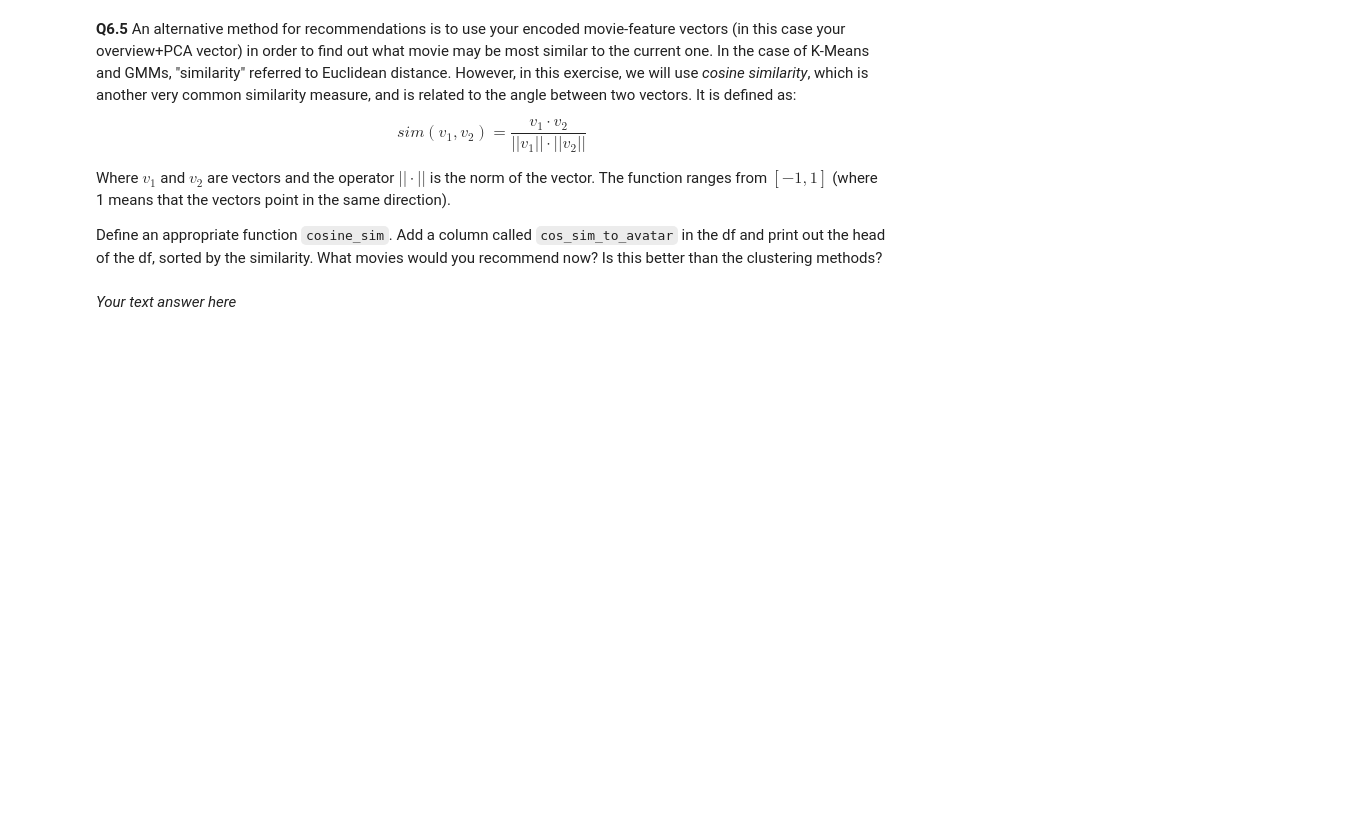
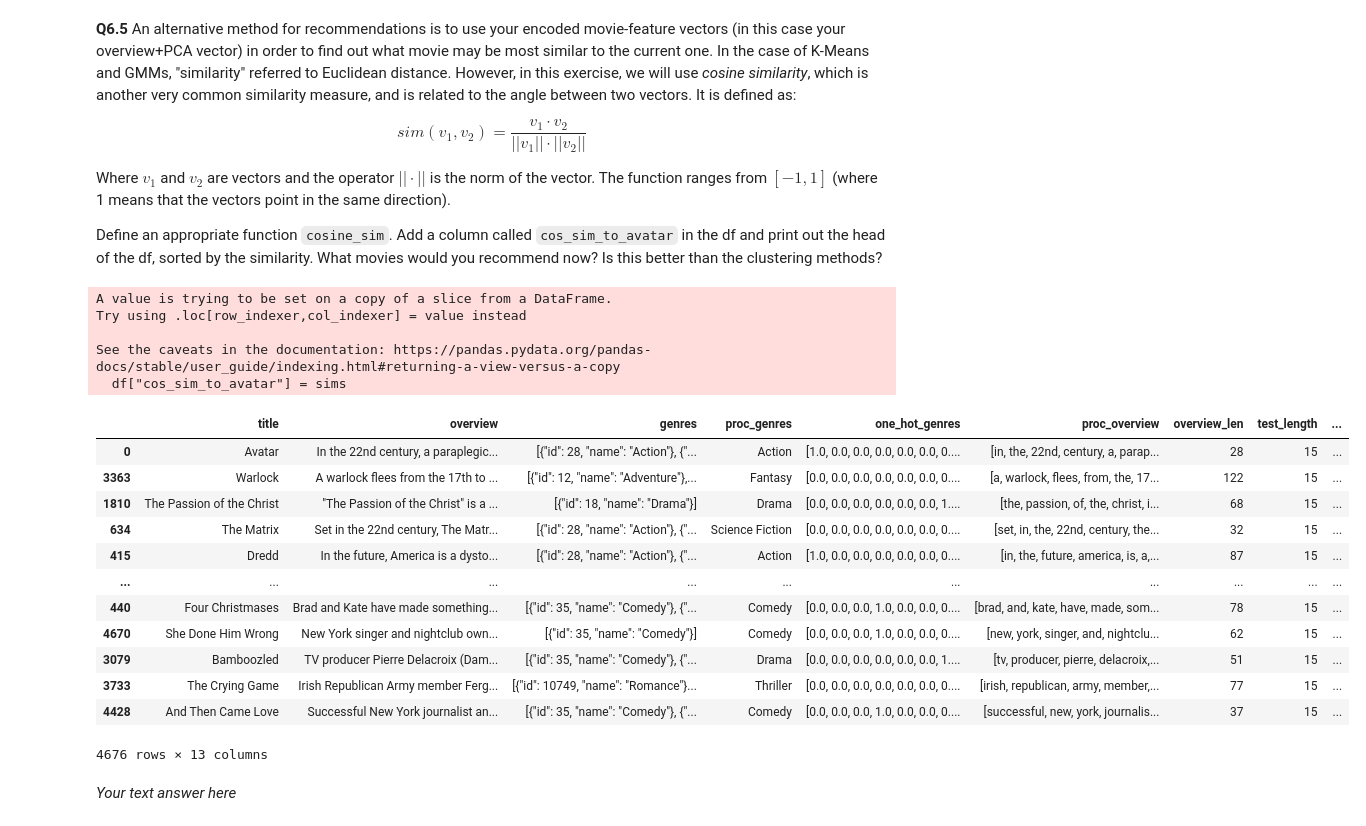
Before and after one commit to mrozalski/TMDL2024, a Jupyter notebook: week3/Assignment 3 - Empty.ipynb, the cells around one changed output. Cells and saved outputs as stored; diff of their text form; code cells hidden in the pictures; blank space fills up the shorter version.

```diff
--- a/week3/Assignment 3 - Empty.ipynb
+++ b/week3/Assignment 3 - Empty.ipynb
@@ -593,18 +593,36 @@ Where $v_1$ and $v_2$ are vectors and the operator $||\cdot||$ is the norm of th
 Define an appropriate function `cosine_sim`. Add a column called `cos_sim_to_avatar` in the df and print out the head of the df, sorted by the similarity. What movies would you recommend now? Is this better than the clustering methods?
 # %%
 def cosine_sim(v1, v2):
-    return ...
+    return np.dot(v1,v2)/(np.linalg.norm(v1)+np.linalg.norm(v2))
 
-# get overview_pca encoding of previously watched film
-prev_watch_enc = ...
+vector_Avatar = df.loc[df['title'] == 'Avatar', 'one_hot_overview'].iloc[0]
 
 sims = [] # set up place to store similarities
 for i, row in df.iterrows():
-    sims.append(...)
+    sims.append(cosine_sim(row['one_hot_overview'],vector_Avatar))
 
-df["cos_sim_to_avatar"] = ...
-df = df.sort_values(...) # sort df
+df["cos_sim_to_avatar"] = sims
+df = df.sort_values(by='cos_sim_to_avatar', ascending=False) # sort df
 df # print to verify
+# %% [output]
+A value is trying to be set on a copy of a slice from a DataFrame.
+Try using .loc[row_indexer,col_indexer] = value instead
+
+See the caveats in the documentation: https://pandas.pydata.org/pandas-docs/stable/user_guide/indexing.html#returning-a-view-versus-a-copy
+  df["cos_sim_to_avatar"] = sims
+|  | title | overview | genres | proc_genres | one_hot_genres | proc_overview | overview_len | test_length | ... |
+| 0 | Avatar | In the 22nd century, a paraplegic... | [{"id": 28, "name": "Action"}, {"... | Action | [1.0, 0.0, 0.0, 0.0, 0.0, 0.0, 0.... | [in, the, 22nd, century, a, parap... | 28 | 15 | ... |
+| 3363 | Warlock | A warlock flees from the 17th to ... | [{"id": 12, "name": "Adventure"},... | Fantasy | [0.0, 0.0, 0.0, 0.0, 0.0, 0.0, 0.... | [a, warlock, flees, from, the, 17... | 122 | 15 | ... |
+| 1810 | The Passion of the Christ | "The Passion of the Christ" is a ... | [{"id": 18, "name": "Drama"}] | Drama | [0.0, 0.0, 0.0, 0.0, 0.0, 0.0, 1.... | [the, passion, of, the, christ, i... | 68 | 15 | ... |
+| 634 | The Matrix | Set in the 22nd century, The Matr... | [{"id": 28, "name": "Action"}, {"... | Science Fiction | [0.0, 0.0, 0.0, 0.0, 0.0, 0.0, 0.... | [set, in, the, 22nd, century, the... | 32 | 15 | ... |
+| 415 | Dredd | In the future, America is a dysto... | [{"id": 28, "name": "Action"}, {"... | Action | [1.0, 0.0, 0.0, 0.0, 0.0, 0.0, 0.... | [in, the, future, america, is, a,... | 87 | 15 | ... |
+| ... | ... | ... | ... | ... | ... | ... | ... | ... | ... |
+| 440 | Four Christmases | Brad and Kate have made something... | [{"id": 35, "name": "Comedy"}, {"... | Comedy | [0.0, 0.0, 0.0, 1.0, 0.0, 0.0, 0.... | [brad, and, kate, have, made, som... | 78 | 15 | ... |
+| 4670 | She Done Him Wrong | New York singer and nightclub own... | [{"id": 35, "name": "Comedy"}] | Comedy | [0.0, 0.0, 0.0, 1.0, 0.0, 0.0, 0.... | [new, york, singer, and, nightclu... | 62 | 15 | ... |
+| 3079 | Bamboozled | TV producer Pierre Delacroix (Dam... | [{"id": 35, "name": "Comedy"}, {"... | Drama | [0.0, 0.0, 0.0, 0.0, 0.0, 0.0, 1.... | [tv, producer, pierre, delacroix,... | 51 | 15 | ... |
+| 3733 | The Crying Game | Irish Republican Army member Ferg... | [{"id": 10749, "name": "Romance"}... | Thriller | [0.0, 0.0, 0.0, 0.0, 0.0, 0.0, 0.... | [irish, republican, army, member,... | 77 | 15 | ... |
+| 4428 | And Then Came Love | Successful New York journalist an... | [{"id": 35, "name": "Comedy"}, {"... | Comedy | [0.0, 0.0, 0.0, 1.0, 0.0, 0.0, 0.... | [successful, new, york, journalis... | 37 | 15 | ... |
+4676 rows × 13 columns
 # %% [markdown]
 *Your text answer here*
 # %% [markdown]
```
Also changed, not shown: parts of 3 cells of this notebook.
